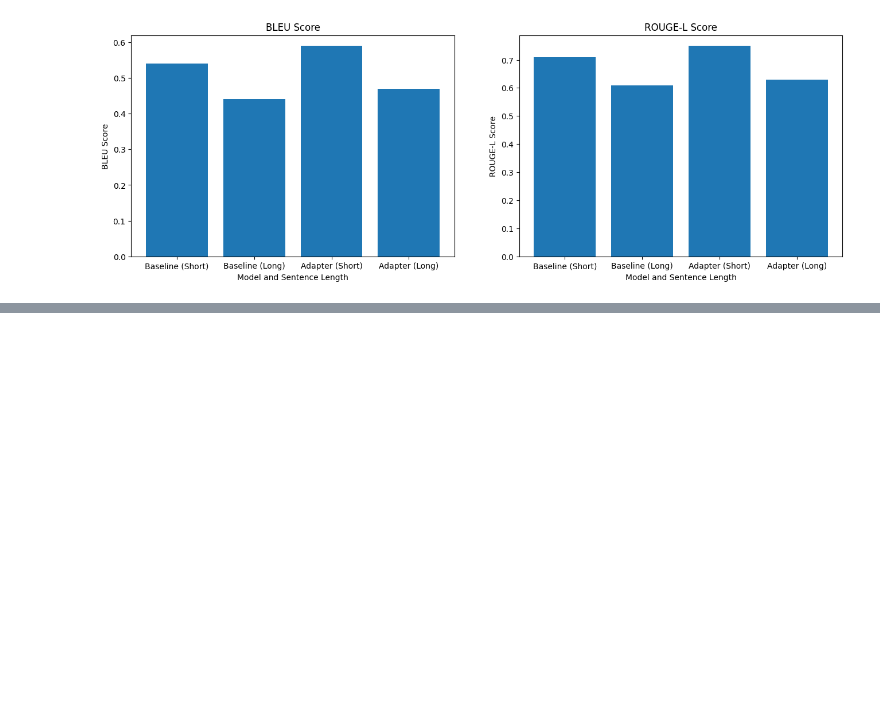
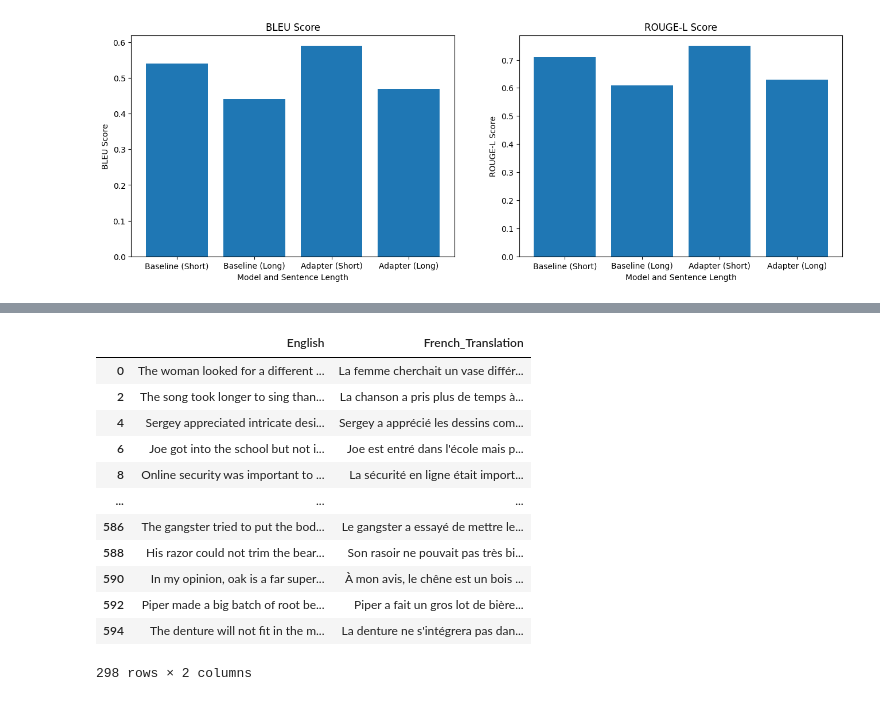
Before and after one commit to MDakshithagithub/Language_Translation_LLM, a Jupyter notebook: llm.ipynb, the cells around one changed output, grey strips where cells are left out. Cells and saved outputs as stored; diff of their text form; code cells hidden in the pictures; blank space fills up the shorter version.

```diff
--- a/llm.ipynb
+++ b/llm.ipynb
@@ -896,0 +929,46 @@ plt.show()
+# %%
+from transformers import MarianMTModel, MarianTokenizer
+
+# Load pre-trained translation model and tokenizer
+model_name = "Helsinki-NLP/opus-mt-en-fr"
+model = MarianMTModel.from_pretrained(model_name)
+tokenizer = MarianTokenizer.from_pretrained(model_name)
+
+# Function to perform translation
+def translate_text(text):
+    # Tokenize input text
+    inputs = tokenizer(text, return_tensors="pt", truncation=True, padding=True)
+
+    # Perform translation
+    outputs = model.generate(**inputs)
+
+    # Decode translated text
+    translated_text = tokenizer.decode(outputs[0], skip_special_tokens=True)
+
+    return translated_text
+
+# Translate each English sentence to French
+translated_sentences = []
+for english_sentence in fr_df['English']:
+    translated_sentence = translate_text(english_sentence)
+    translated_sentences.append(translated_sentence)
+
+# Add translated sentences to DataFrame
+fr_df['French_Translation'] = translated_sentences
+
+# Display DataFrame with English and French translations
+display(fr_df[['English', 'French_Translation']])
+# %% [output]
+|  | English | French_Translation |
+| 0 | The woman looked for a different ... | La femme cherchait un vase différ... |
+| 2 | The song took longer to sing than... | La chanson a pris plus de temps à... |
+| 4 | Sergey appreciated intricate desi... | Sergey a apprécié les dessins com... |
+| 6 | Joe got into the school but not i... | Joe est entré dans l'école mais p... |
+| 8 | Online security was important to ... | La sécurité en ligne était import... |
+| ... | ... | ... |
+| 586 | The gangster tried to put the bod... | Le gangster a essayé de mettre le... |
+| 588 | His razor could not trim the bear... | Son rasoir ne pouvait pas très bi... |
+| 590 | In my opinion, oak is a far super... | À mon avis, le chêne est un bois ... |
+| 592 | Piper made a big batch of root be... | Piper a fait un gros lot de bière... |
+| 594 | The denture will not fit in the m... | La denture ne s'intégrera pas dan... |
+298 rows × 2 columns
```
Also changed, not shown: parts of 11 cells of this notebook.
